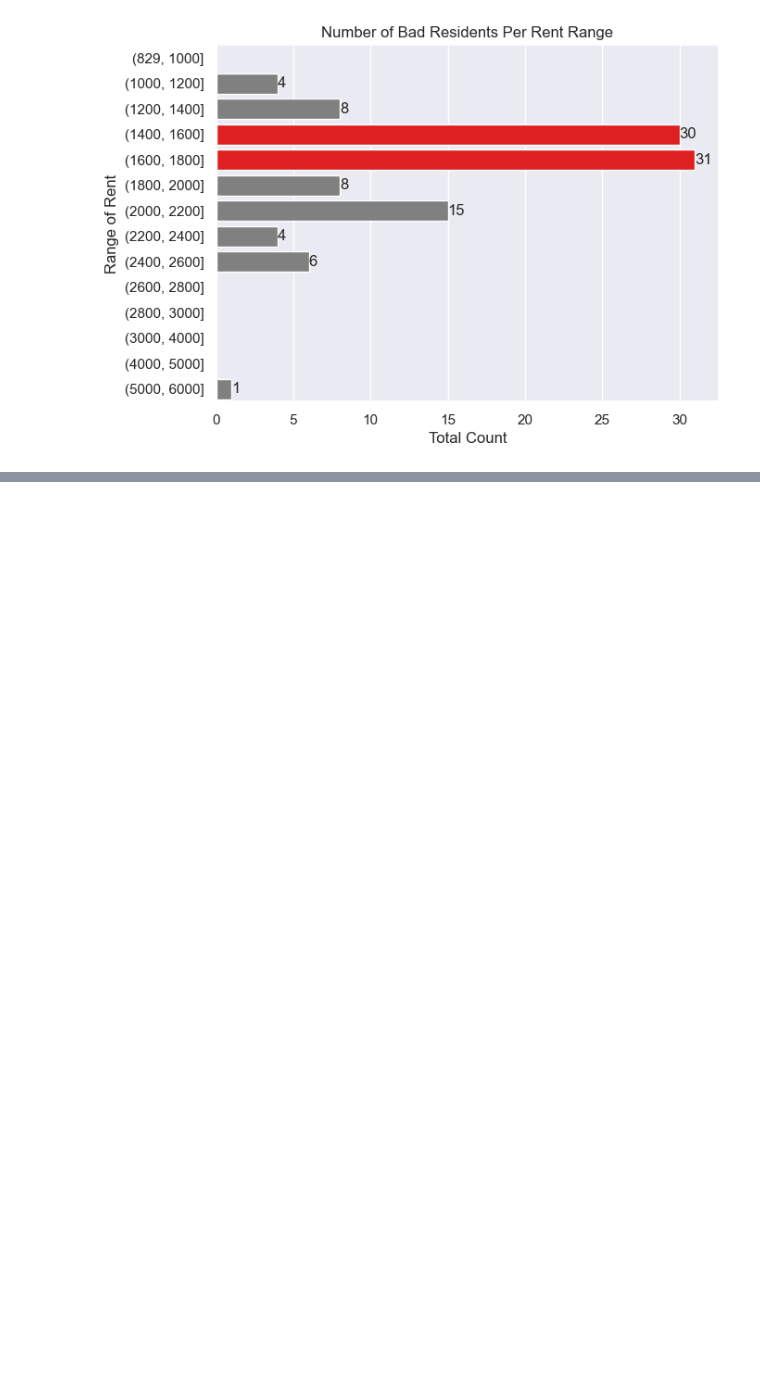
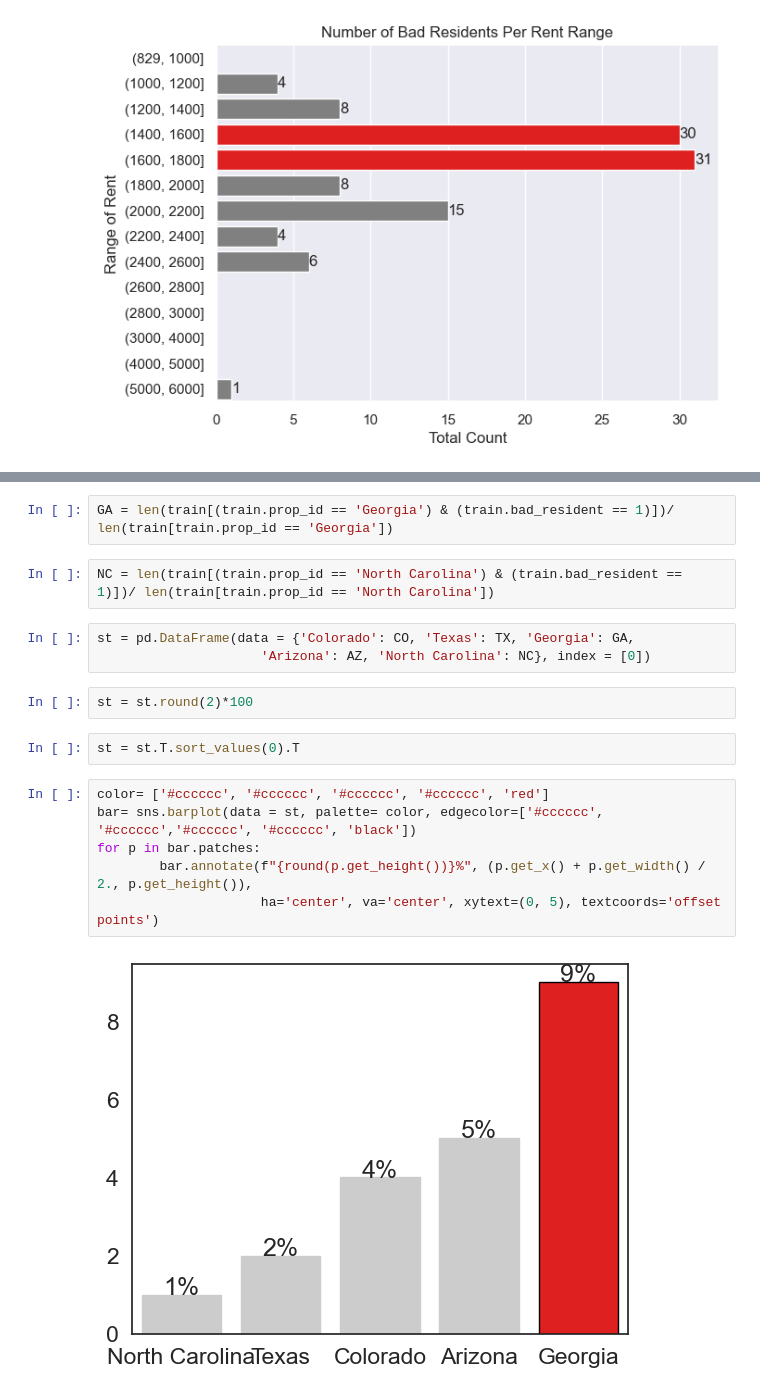
Before and after one commit to Project-DANE/DANE, a Jupyter notebook: e_workbook.ipynb, the cells around one changed output, grey strips where cells are left out. Saved outputs shown, nothing was run; the diff lists cells and outputs as text; blank space fills up the shorter version.

```diff
--- a/e_workbook.ipynb
+++ b/e_workbook.ipynb
@@ -479,0 +480,19 @@ e.bad_res
+# %%
+GA = len(train[(train.prop_id == 'Georgia') & (train.bad_resident == 1)])/ len(train[train.prop_id == 'Georgia'])
+# %%
+NC = len(train[(train.prop_id == 'North Carolina') & (train.bad_resident == 1)])/ len(train[train.prop_id == 'North Carolina'])
+# %%
+st = pd.DataFrame(data = {'Colorado': CO, 'Texas': TX, 'Georgia': GA,
+                     'Arizona': AZ, 'North Carolina': NC}, index = [0])
+# %%
+st = st.round(2)*100
+# %%
+st = st.T.sort_values(0).T
+# %%
+color= ['#cccccc', '#cccccc', '#cccccc', '#cccccc', 'red']
+bar= sns.barplot(data = st, palette= color, edgecolor=['#cccccc', '#cccccc','#cccccc', '#cccccc', 'black'])
+for p in bar.patches:
+        bar.annotate(f"{round(p.get_height())}%", (p.get_x() + p.get_width() / 2., p.get_height()),
+                     ha='center', va='center', xytext=(0, 5), textcoords='offset points')
+# %% [output]
+[figure, added]
```
Also changed, not shown: parts of 24 cells of this notebook.
